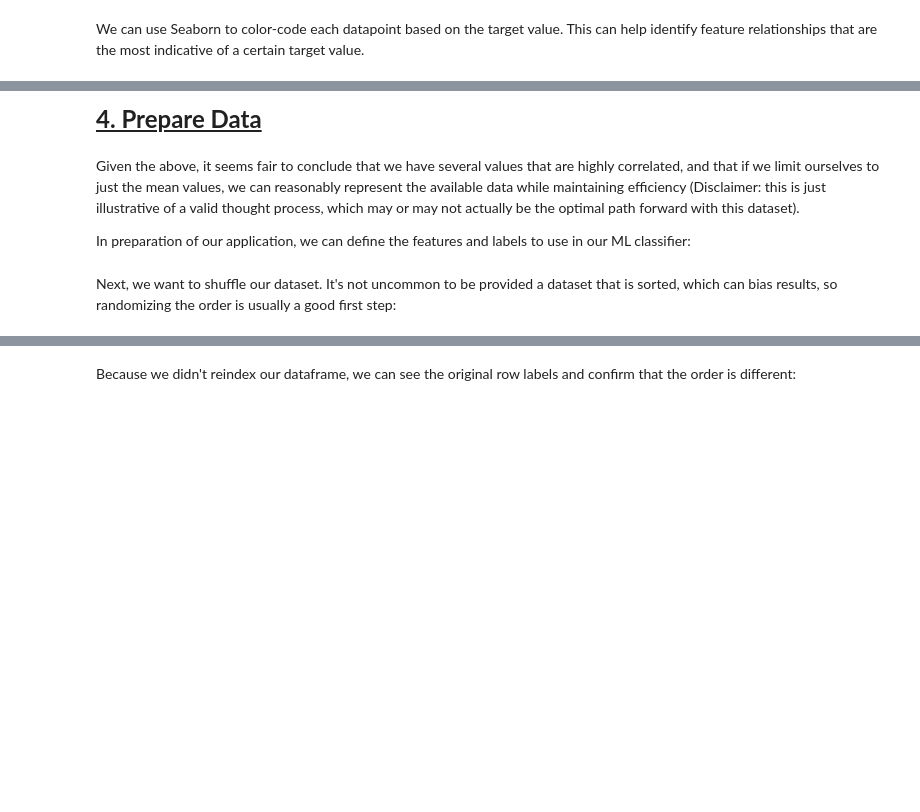
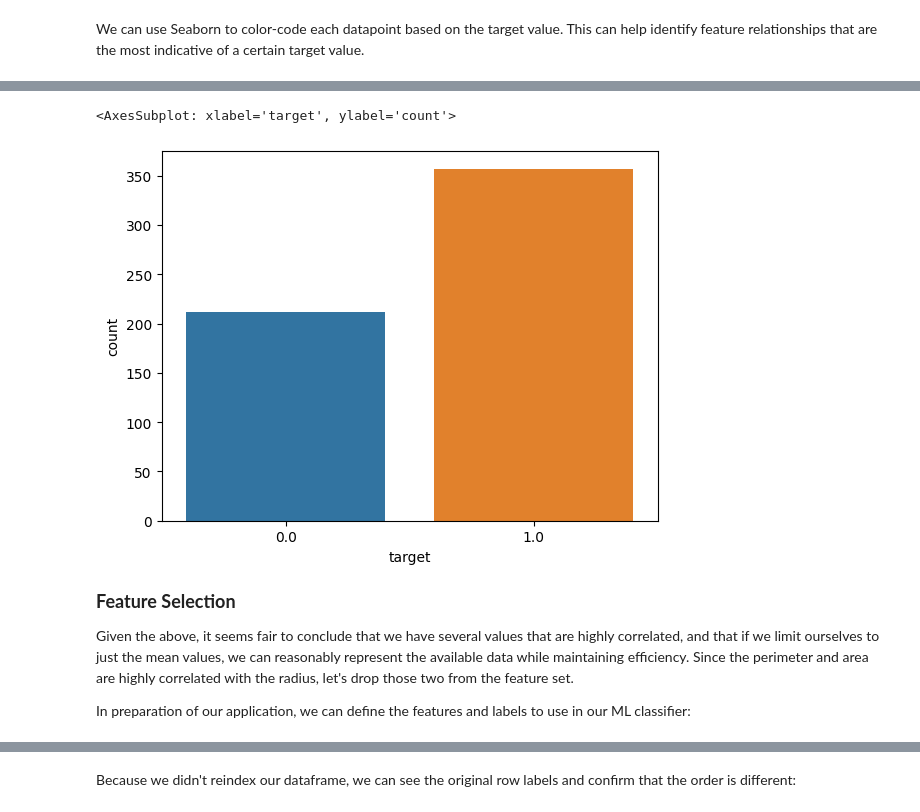
Before and after one commit to dphanish/PACE-Apps-of-ML, a Jupyter notebook: PACE-App_of_ML.ipynb, the cells around one changed output, grey strips where cells are left out. Cells and saved outputs as stored; diff of their text form; code cells hidden in the pictures; blank space fills up the shorter version.

```diff
--- a/PACE-App_of_ML.ipynb
+++ b/PACE-App_of_ML.ipynb
@@ -414,9 +426,12 @@ Also, we might find it helpful to understand just how many values we have for ea
 # %%
-sns.countplot(x=df_scaled['target'])
+sns.countplot(x=df_cancer['target'])
+# %% [output]
+<AxesSubplot: xlabel='target', ylabel='count'>
+[figure, added]
-# %% [markdown]
-<font size=5 color=B3A369><u><b>4. Prepare Data</b></u></font>
 # %% [markdown]
-Given the above, it seems fair to conclude that we have several values that are highly correlated, and that if we limit ourselves to just the mean values, we can reasonably represent the available data while maintaining efficiency (Disclaimer: this is just illustrative of a valid thought process, which may or may not actually be the optimal path forward with this dataset).
+<font size=4 color=B3A369><b>Feature Selection</b></font>
+
+Given the above, it seems fair to conclude that we have several values that are highly correlated, and that if we limit ourselves to just the mean values, we can reasonably represent the available data while maintaining efficiency. Since the perimeter and area are highly correlated with the radius, let's drop those two from the feature set.
 
 In preparation of our application, we can define the features and labels to use in our ML classifier:
 # %%
@@ -424,3 +439 @@ features=['mean_radius','mean_concave_points','mean_perimeter','mean_area','mean
 labels=['target']
-# %% [markdown]
-Next, we want to shuffle our dataset. It's not uncommon to be provided a dataset that is sorted, which can bias results, so randomizing the order is usually a good first step:
```
Also changed, not shown: parts of 71 cells of this notebook.
